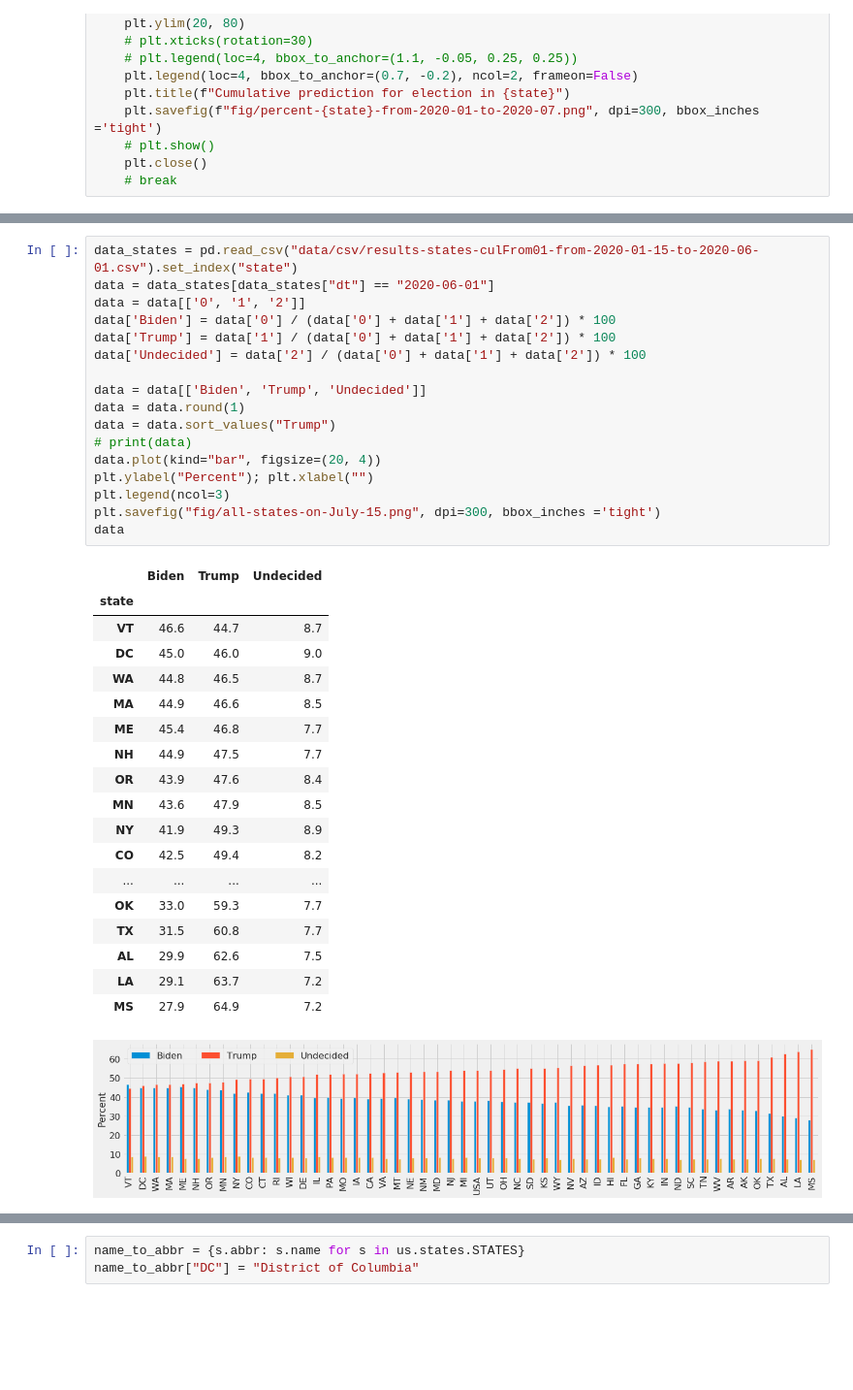
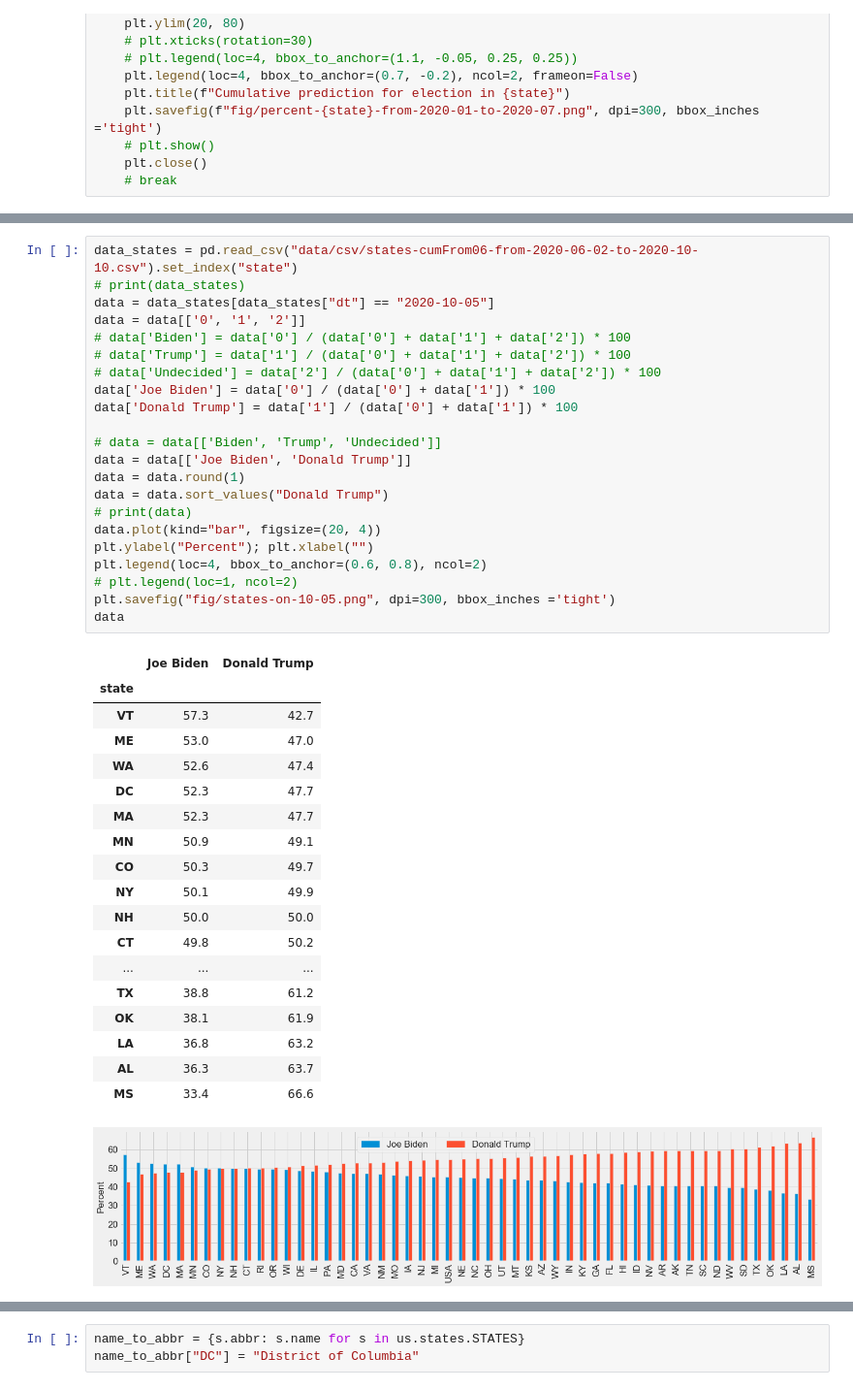
Before and after one commit to kayzhou/US_election, a Jupyter notebook: plots_paper.ipynb, the cells around one changed output, grey strips where cells are left out. Shown at 97% size. Drawn from its saved outputs; the diff is of its cells as text; blank space fills up the shorter version.

```diff
--- a/plots_paper.ipynb
+++ b/plots_paper.ipynb
@@ -344,40 +582,45 @@ for state in tqdm(US_states):
 # %%
-data_states = pd.read_csv("data/csv/results-states-culFrom01-from-2020-01-15-to-2020-06-01.csv").set_index("state")
-data = data_states[data_states["dt"] == "2020-06-01"]
+data_states = pd.read_csv("data/csv/states-cumFrom06-from-2020-06-02-to-2020-10-10.csv").set_index("state")
+# print(data_states)
+data = data_states[data_states["dt"] == "2020-10-05"]
 data = data[['0', '1', '2']]
-data['Biden'] = data['0'] / (data['0'] + data['1'] + data['2']) * 100
-data['Trump'] = data['1'] / (data['0'] + data['1'] + data['2']) * 100
-data['Undecided'] = data['2'] / (data['0'] + data['1'] + data['2']) * 100
+# data['Biden'] = data['0'] / (data['0'] + data['1'] + data['2']) * 100
+# data['Trump'] = data['1'] / (data['0'] + data['1'] + data['2']) * 100
+# data['Undecided'] = data['2'] / (data['0'] + data['1'] + data['2']) * 100
+data['Joe Biden'] = data['0'] / (data['0'] + data['1']) * 100
+data['Donald Trump'] = data['1'] / (data['0'] + data['1']) * 100
 
-data = data[['Biden', 'Trump', 'Undecided']]
+# data = data[['Biden', 'Trump', 'Undecided']]
+data = data[['Joe Biden', 'Donald Trump']]
 data = data.round(1)
-data = data.sort_values("Trump")
+data = data.sort_values("Donald Trump")
 # print(data)
 data.plot(kind="bar", figsize=(20, 4))
 plt.ylabel("Percent"); plt.xlabel("")
-plt.legend(ncol=3)
-plt.savefig("fig/all-states-on-July-15.png", dpi=300, bbox_inches ='tight')
+plt.legend(loc=4, bbox_to_anchor=(0.6, 0.8), ncol=2)
+# plt.legend(loc=1, ncol=2)
+plt.savefig("fig/states-on-10-05.png", dpi=300, bbox_inches ='tight')
 data
 # %% [output]
-|  | Biden | Trump | Undecided |
-| state |  |  |  |
-| VT | 46.6 | 44.7 | 8.7 |
-| DC | 45.0 | 46.0 | 9.0 |
-| WA | 44.8 | 46.5 | 8.7 |
-| MA | 44.9 | 46.6 | 8.5 |
-| ME | 45.4 | 46.8 | 7.7 |
-| NH | 44.9 | 47.5 | 7.7 |
-| OR | 43.9 | 47.6 | 8.4 |
-| MN | 43.6 | 47.9 | 8.5 |
-| NY | 41.9 | 49.3 | 8.9 |
-| CO | 42.5 | 49.4 | 8.2 |
-| ... | ... | ... | ... |
-| OK | 33.0 | 59.3 | 7.7 |
-| TX | 31.5 | 60.8 | 7.7 |
-| AL | 29.9 | 62.6 | 7.5 |
-| LA | 29.1 | 63.7 | 7.2 |
-| MS | 27.9 | 64.9 | 7.2 |
+|  | Joe Biden | Donald Trump |
+| state |  |  |
+| VT | 57.3 | 42.7 |
+| ME | 53.0 | 47.0 |
+| WA | 52.6 | 47.4 |
+| DC | 52.3 | 47.7 |
+| MA | 52.3 | 47.7 |
+| MN | 50.9 | 49.1 |
+| CO | 50.3 | 49.7 |
+| NY | 50.1 | 49.9 |
+| NH | 50.0 | 50.0 |
+| CT | 49.8 | 50.2 |
+| ... | ... | ... |
+| TX | 38.8 | 61.2 |
+| OK | 38.1 | 61.9 |
+| LA | 36.8 | 63.2 |
+| AL | 36.3 | 63.7 |
+| MS | 33.4 | 66.6 |
-[figure, old version]
+[figure, new version]
 # %%
 import us
 
```
Also changed, not shown: parts of 15 cells of this notebook, 2 other files.
